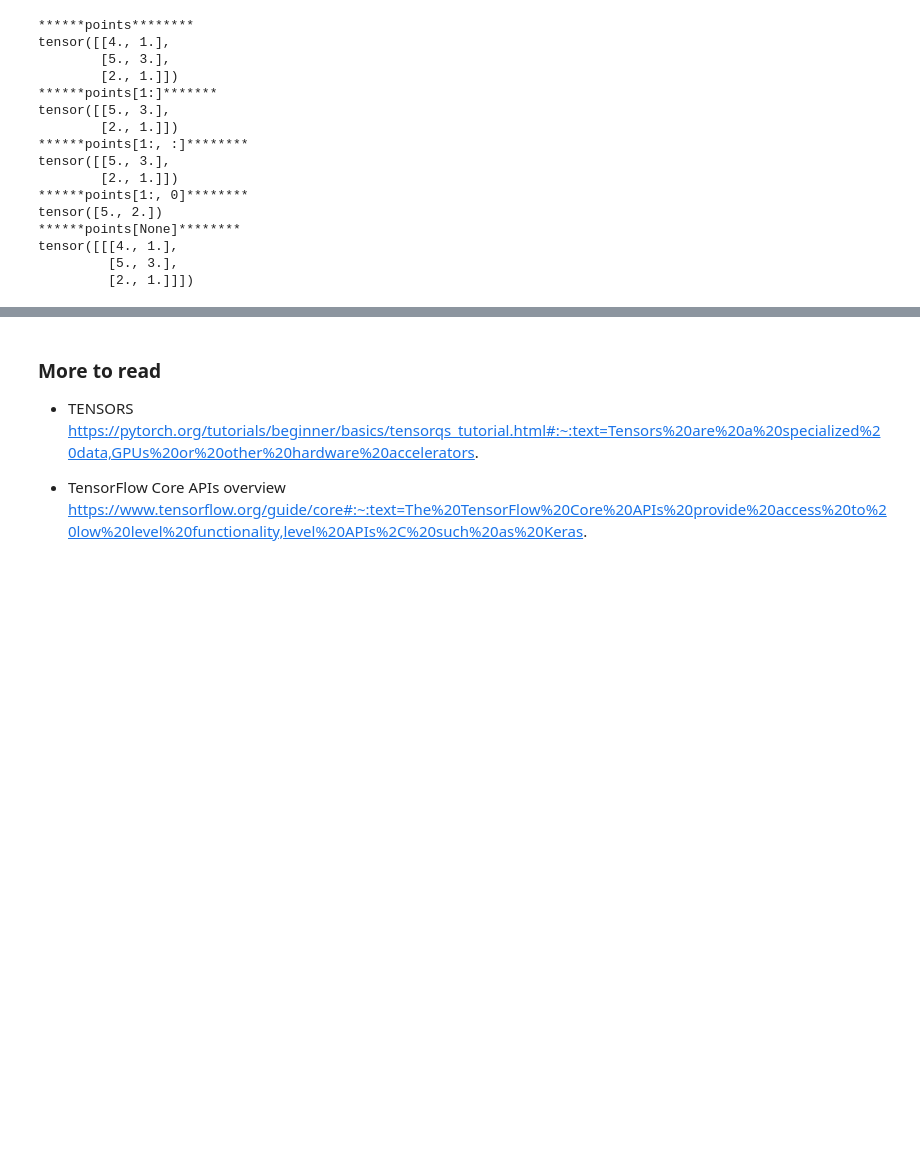
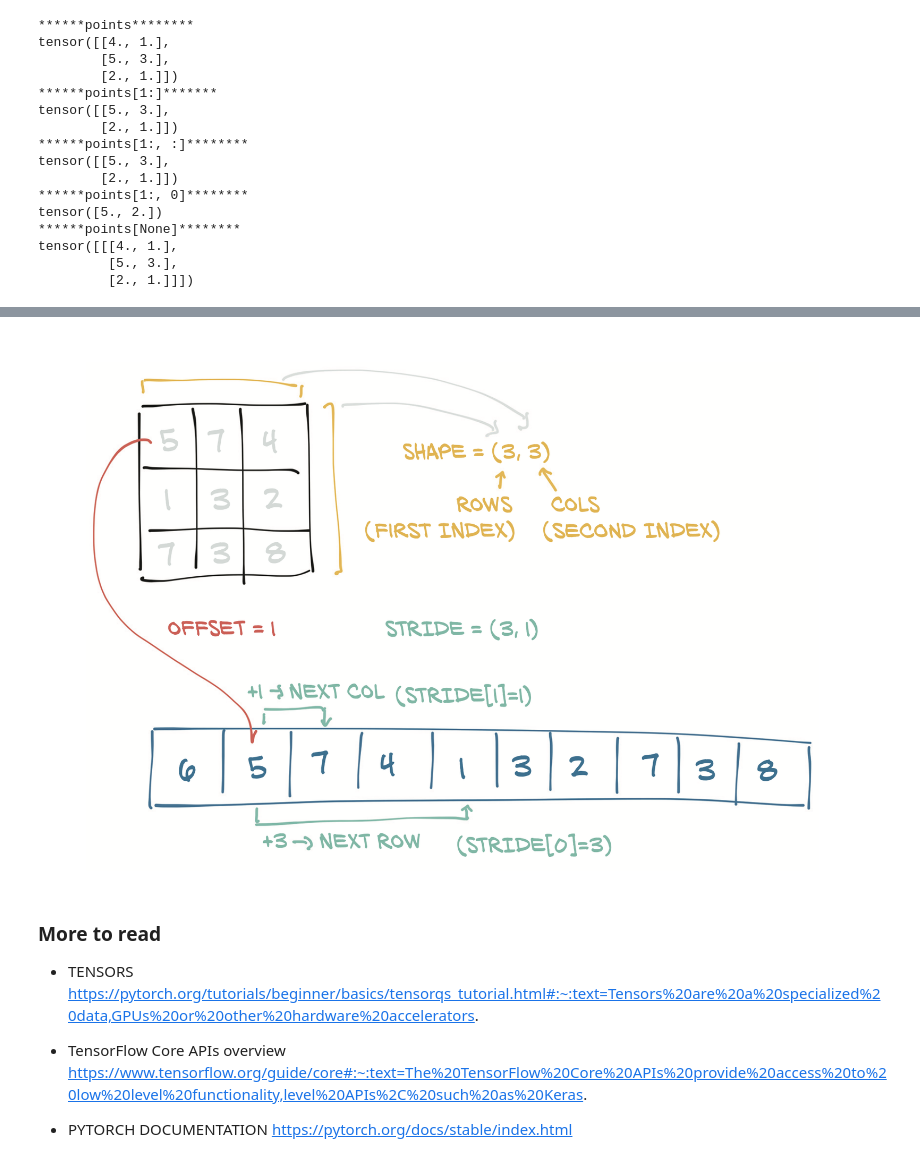
Before and after one commit to Alireza-Amiri/Deep-Learning-with-PyTorch, a Jupyter notebook: Chapter3/Chpater3_Summary.ipynb, the cells around one changed output, grey strips where cells are left out. Cells and saved outputs as stored; diff of their text form; code cells hidden in the pictures; blank space fills up the shorter version.

```diff
--- a/Chapter3/Chpater3_Summary.ipynb
+++ b/Chapter3/Chpater3_Summary.ipynb
@@ -233,3 +320,11 @@ tensor([[[4., 1.],
+# %%
+display.Image("fig_4.png")
+
+# Figure 3.5 Relationship between a tensor’s offset, size, and stride.
+# Here the tensor is a view of a larger storage, like one that might have been
+# allocated when creating a larger tensor.
+# %% [output]
+[figure, added]
 # %% [markdown]
 ### More to read
 
@@ -239,3 +334,7 @@ https://pytorch.org/tutorials/beginner/basics/tensorqs_tutorial.html#:~:text=Ten
 
 - TensorFlow Core APIs overview
 https://www.tensorflow.org/guide/core#:~:text=The%20TensorFlow%20Core%20APIs%20provide%20access%20to%20low%20level%20functionality,level%20APIs%2C%20such%20as%20Keras.
+
+
+- PYTORCH DOCUMENTATION
+https://pytorch.org/docs/stable/index.html
```
Also changed, not shown: parts of 17 cells of this notebook, 1 other file.
